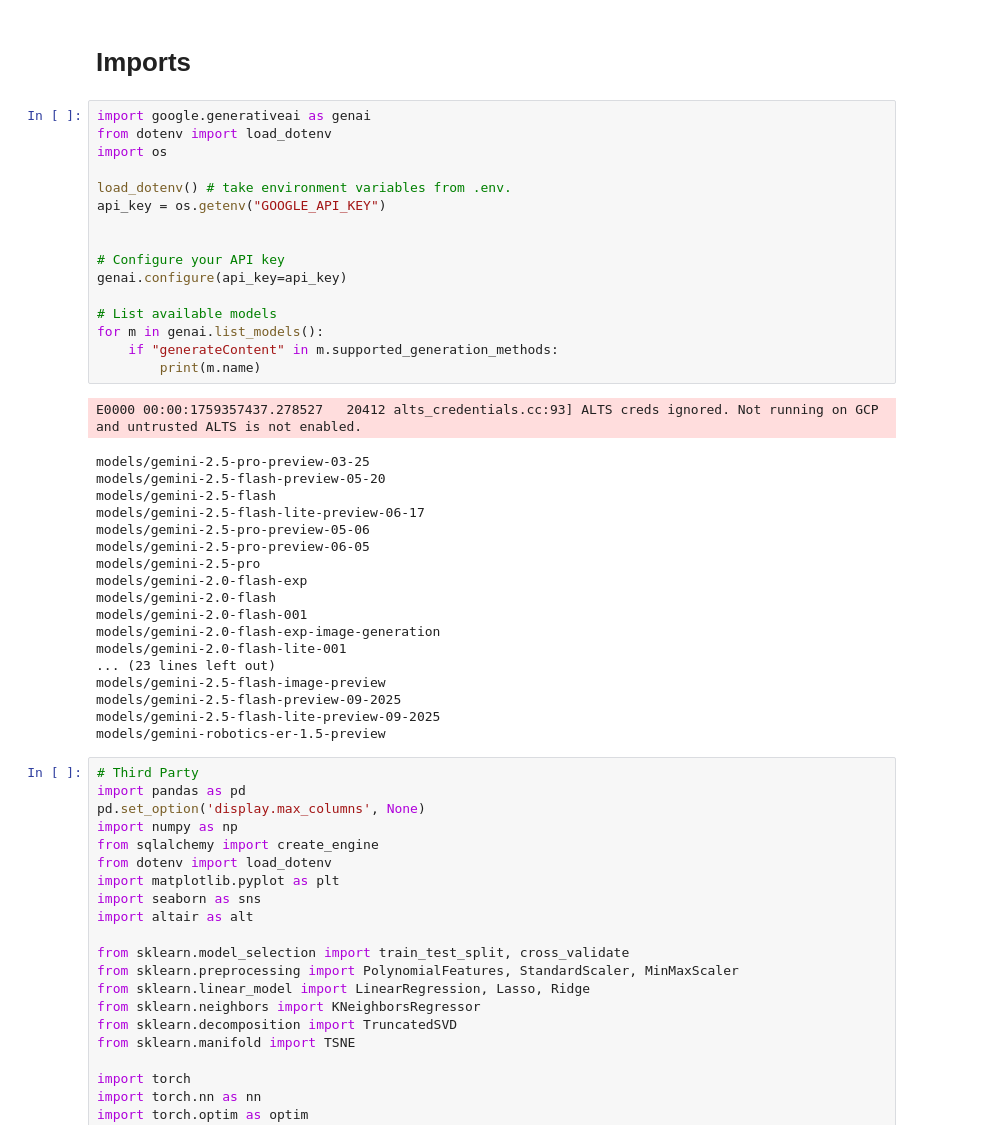
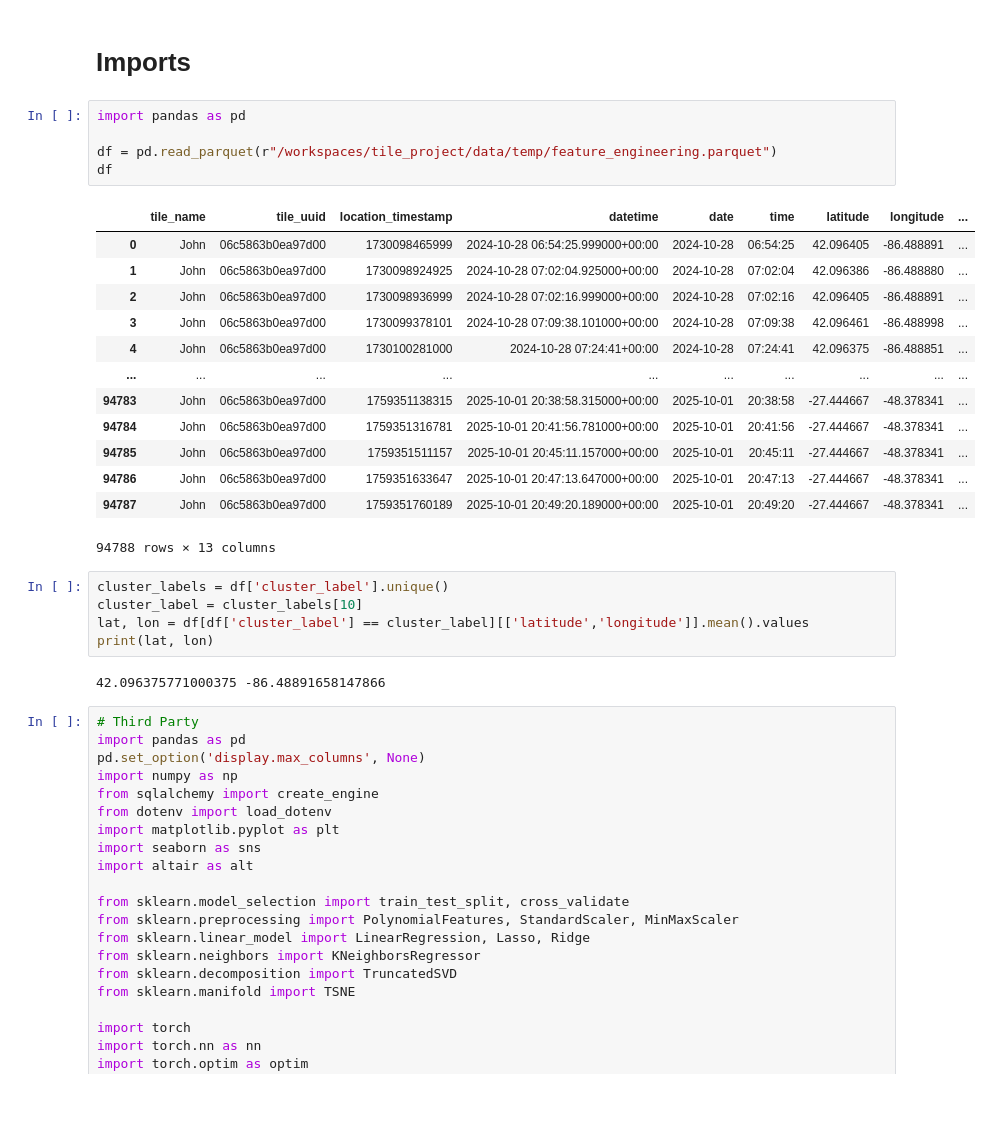
Before and after one commit to johnryanmcnally/tile_tracker_pipeline, a Jupyter notebook: model_scripts/model_exploration.ipynb, the cells around one changed output. Cells and saved outputs as stored; diff of their text form; blank space fills up the shorter version.

```diff
--- a/model_scripts/model_exploration.ipynb
+++ b/model_scripts/model_exploration.ipynb
@@ -1,40 +1,31 @@
 # %% [markdown]
 # Imports
-# %%
-import google.generativeai as genai
-from dotenv import load_dotenv
-import os
-
-load_dotenv() # take environment variables from .env.
-api_key = os.getenv("GOOGLE_API_KEY")
-
-
-# Configure your API key
-genai.configure(api_key=api_key)
-
-# List available models
-for m in genai.list_models():
-    if "generateContent" in m.supported_generation_methods:
-        print(m.name)
-# %% [output]
-E0000 00:00:1759357437.278527   20412 alts_credentials.cc:93] ALTS creds ignored. Not running on GCP and untrusted ALTS is not enabled.
-models/gemini-2.5-pro-preview-03-25
-models/gemini-2.5-flash-preview-05-20
-models/gemini-2.5-flash
-models/gemini-2.5-flash-lite-preview-06-17
-models/gemini-2.5-pro-preview-05-06
-models/gemini-2.5-pro-preview-06-05
-models/gemini-2.5-pro
-models/gemini-2.0-flash-exp
-models/gemini-2.0-flash
-models/gemini-2.0-flash-001
-models/gemini-2.0-flash-exp-image-generation
-models/gemini-2.0-flash-lite-001
-... (23 lines left out)
-models/gemini-2.5-flash-image-preview
-models/gemini-2.5-flash-preview-09-2025
-models/gemini-2.5-flash-lite-preview-09-2025
-models/gemini-robotics-er-1.5-preview
+# %%
+import pandas as pd
+
+df = pd.read_parquet(r"/workspaces/tile_project/data/temp/feature_engineering.parquet")
+df
+# %% [output]
+|  | tile_name | tile_uuid | location_timestamp | datetime | date | time | latitude | longitude | ... |
+| 0 | John | 06c5863b0ea97d00 | 1730098465999 | 2024-10-28 06:54:25.999000+00:00 | 2024-10-28 | 06:54:25 | 42.096405 | -86.488891 | ... |
+| 1 | John | 06c5863b0ea97d00 | 1730098924925 | 2024-10-28 07:02:04.925000+00:00 | 2024-10-28 | 07:02:04 | 42.096386 | -86.488880 | ... |
+| 2 | John | 06c5863b0ea97d00 | 1730098936999 | 2024-10-28 07:02:16.999000+00:00 | 2024-10-28 | 07:02:16 | 42.096405 | -86.488891 | ... |
+| 3 | John | 06c5863b0ea97d00 | 1730099378101 | 2024-10-28 07:09:38.101000+00:00 | 2024-10-28 | 07:09:38 | 42.096461 | -86.488998 | ... |
+| 4 | John | 06c5863b0ea97d00 | 1730100281000 | 2024-10-28 07:24:41+00:00 | 2024-10-28 | 07:24:41 | 42.096375 | -86.488851 | ... |
+| ... | ... | ... | ... | ... | ... | ... | ... | ... | ... |
+| 94783 | John | 06c5863b0ea97d00 | 1759351138315 | 2025-10-01 20:38:58.315000+00:00 | 2025-10-01 | 20:38:58 | -27.444667 | -48.378341 | ... |
+| 94784 | John | 06c5863b0ea97d00 | 1759351316781 | 2025-10-01 20:41:56.781000+00:00 | 2025-10-01 | 20:41:56 | -27.444667 | -48.378341 | ... |
+| 94785 | John | 06c5863b0ea97d00 | 1759351511157 | 2025-10-01 20:45:11.157000+00:00 | 2025-10-01 | 20:45:11 | -27.444667 | -48.378341 | ... |
+| 94786 | John | 06c5863b0ea97d00 | 1759351633647 | 2025-10-01 20:47:13.647000+00:00 | 2025-10-01 | 20:47:13 | -27.444667 | -48.378341 | ... |
+| 94787 | John | 06c5863b0ea97d00 | 1759351760189 | 2025-10-01 20:49:20.189000+00:00 | 2025-10-01 | 20:49:20 | -27.444667 | -48.378341 | ... |
+94788 rows × 13 columns
+# %%
+cluster_labels = df['cluster_label'].unique()
+cluster_label = cluster_labels[10]
+lat, lon = df[df['cluster_label'] == cluster_label][['latitude','longitude']].mean().values
+print(lat, lon)
+# %% [output]
+42.096375771000375 -86.48891658147866
 # %%
 # Third Party
 import pandas as pd
```
Also changed, not shown: 37 other files.
